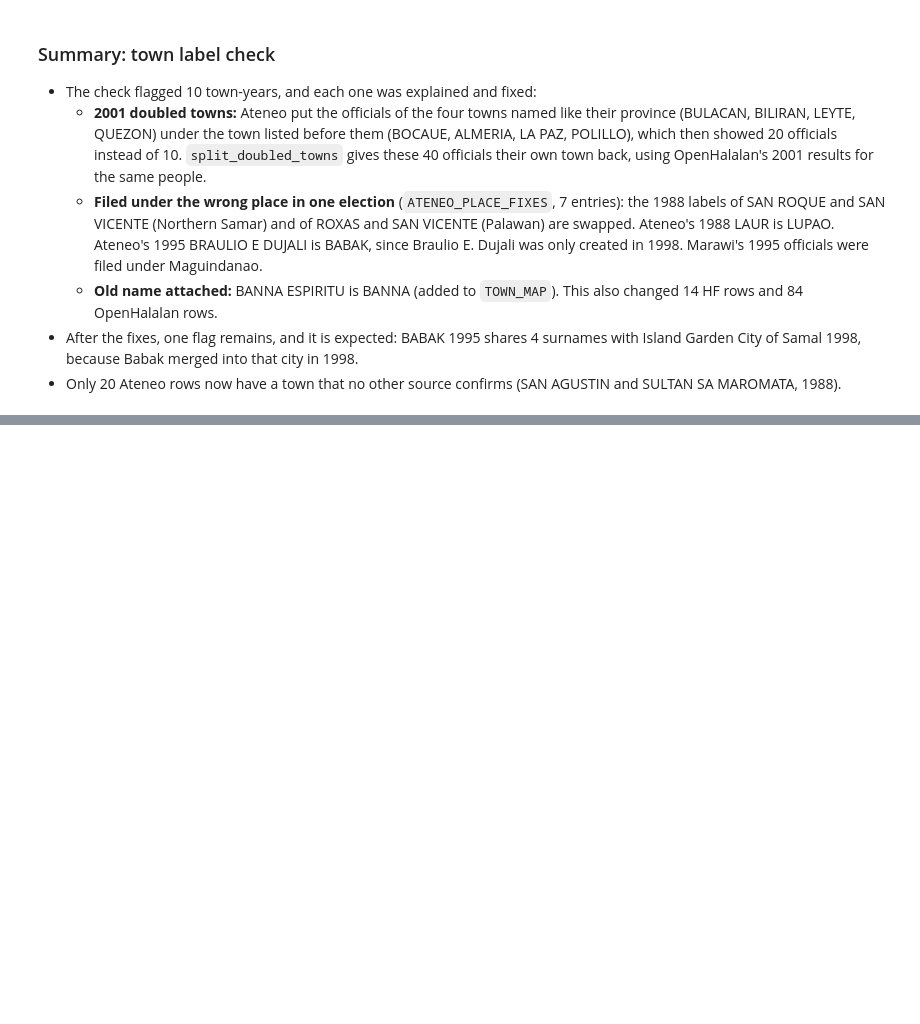
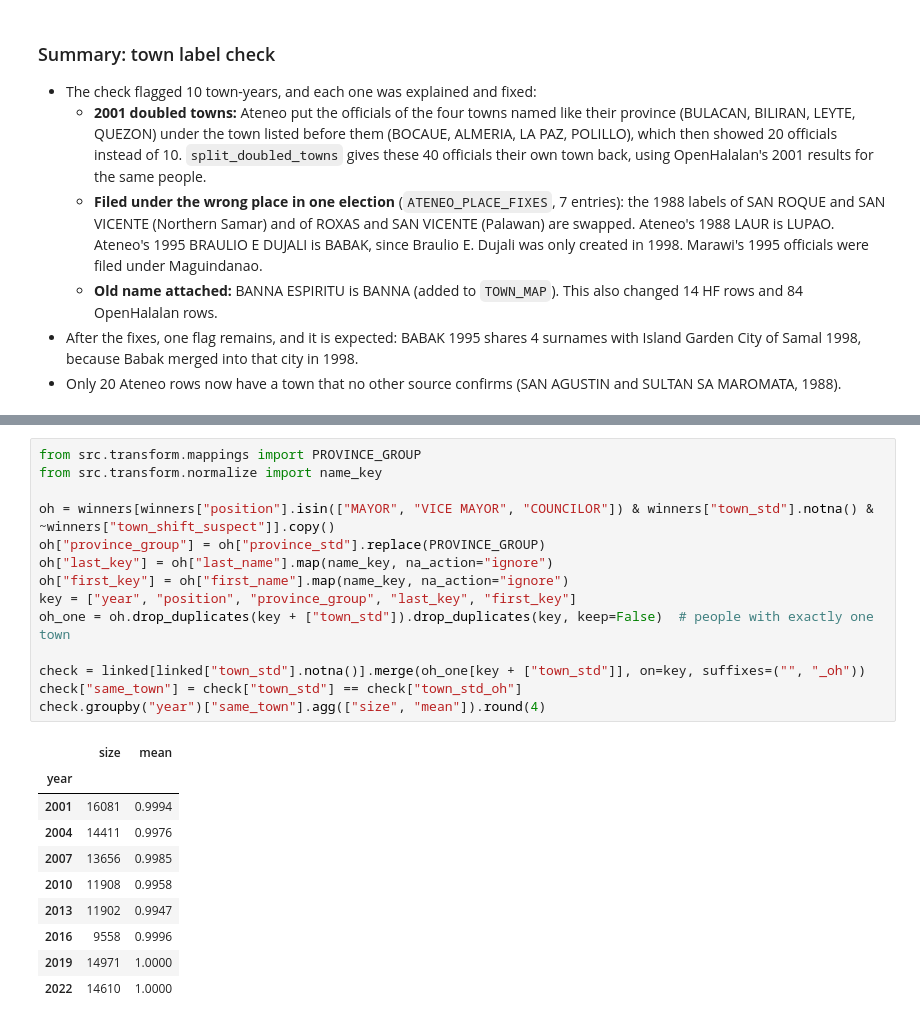
Before and after one commit to SrPenguin000/ph-political-dynasty-project, a Jupyter notebook: notebooks/07_ateneo_cleaning.ipynb, the cells around one changed output, grey strips where cells are left out. Cells and saved outputs as stored; diff of their text form; blank space fills up the shorter version.

```diff
--- a/notebooks/07_ateneo_cleaning.ipynb
+++ b/notebooks/07_ateneo_cleaning.ipynb
@@ -438,0 +486,25 @@ label_suspects(at[at["town_verified"].eq(True)])
+# %%
+from src.transform.mappings import PROVINCE_GROUP
+from src.transform.normalize import name_key
+
+oh = winners[winners["position"].isin(["MAYOR", "VICE MAYOR", "COUNCILOR"]) & winners["town_std"].notna() & ~winners["town_shift_suspect"]].copy()
+oh["province_group"] = oh["province_std"].replace(PROVINCE_GROUP)
+oh["last_key"] = oh["last_name"].map(name_key, na_action="ignore")
+oh["first_key"] = oh["first_name"].map(name_key, na_action="ignore")
+key = ["year", "position", "province_group", "last_key", "first_key"]
+oh_one = oh.drop_duplicates(key + ["town_std"]).drop_duplicates(key, keep=False)  # people with exactly one town
+
+check = linked[linked["town_std"].notna()].merge(oh_one[key + ["town_std"]], on=key, suffixes=("", "_oh"))
+check["same_town"] = check["town_std"] == check["town_std_oh"]
+check.groupby("year")["same_town"].agg(["size", "mean"]).round(4)
+# %% [output]
+|  | size | mean |
+| year |  |  |
+| 2001 | 16081 | 0.9994 |
+| 2004 | 14411 | 0.9976 |
+| 2007 | 13656 | 0.9985 |
+| 2010 | 11908 | 0.9958 |
+| 2013 | 11902 | 0.9947 |
+| 2016 | 9558 | 0.9996 |
+| 2019 | 14971 | 1.0000 |
+| 2022 | 14610 | 1.0000 |
```
Also changed, not shown: parts of 8 cells of this notebook, 4 other files.
